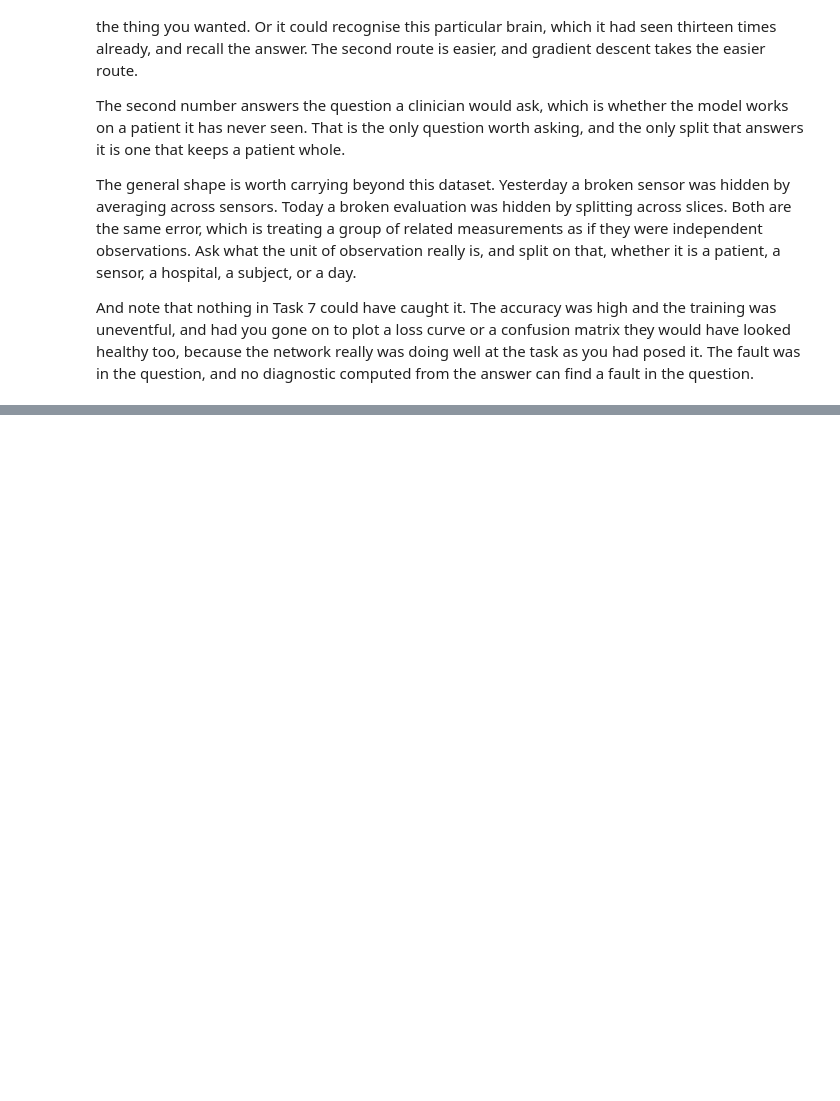
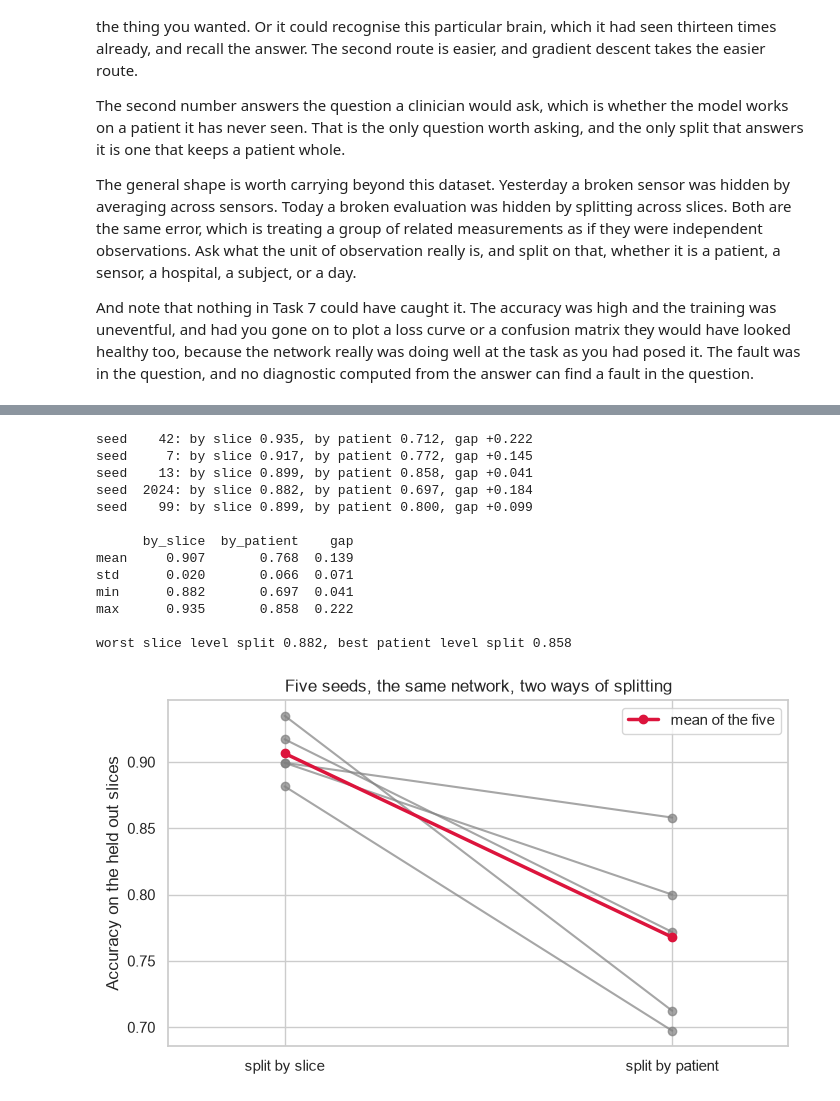
Before and after one commit to peshevskidimitar/MLTP2026, a Jupyter notebook: Day 3 - Image Processing and Analysis/notebooks/01_laboratory_exercise_solution.ipynb, the cells around one changed output, grey strips where cells are left out. Drawn from its saved outputs; the diff is of its cells as text; code cells hidden in the pictures; blank space fills up the shorter version.

```diff
--- a/Day 3 - Image Processing and Analysis/notebooks/01_laboratory_exercise_solution.ipynb
+++ b/Day 3 - Image Processing and Analysis/notebooks/01_laboratory_exercise_solution.ipynb
@@ -984,0 +1239,80 @@ Work on these in any order if you have time left.
+# %%
+def slice_split(seed):
+    """The Task 7 split, with the seed exposed."""
+    generator = np.random.default_rng(seed)
+    shuffled = generator.permutation(len(slices))
+    mask = np.zeros(len(slices), bool)
+    mask[shuffled[:int(0.8 * len(slices))]] = True
+    return mask
+
+
+def patient_split(seed):
+    """The Task 8 split, with the seed exposed."""
+    generator = np.random.default_rng(seed)
+    mask = np.zeros(len(slices), bool)
+    for tumour in TUMOUR_TYPES:
+        pool = sorted(slices.loc[slices["tumor_type"] == tumour,
+                                 "patient_id"].unique())
+        keep = set(generator.permutation(pool)[:18].tolist())
+        mask |= (np.isin(patients, list(keep))
+                 & (slices["tumor_type"] == tumour).to_numpy())
+    return mask
+
+
+# At the seed the tasks used, both functions have to reproduce the tasks
+# exactly, or the spread below would be measuring the rewrite instead.
+assert (slice_split(RANDOM_STATE) == slice_mask).all()
+assert (patient_split(RANDOM_STATE) == patient_mask).all()
+
+SPLIT_SEEDS = [42, 7, 13, 2024, 99]
+
+rows = []
+for seed in SPLIT_SEEDS:
+    by_slice = slice_split(seed)
+    by_patient = patient_split(seed)
+    _, slice_score, _ = train_and_score(by_slice, verbose=False)
+    _, patient_score, _ = train_and_score(by_patient, verbose=False)
+    rows.append({
+        "seed": seed,
+        "held_out_patients": slices.loc[~by_patient, "patient_id"].nunique(),
+        "by_slice": slice_score,
+        "by_patient": patient_score,
+        "gap": slice_score - patient_score,
+    })
+    print(f"seed {seed:>5d}: by slice {slice_score:.3f}, by patient "
+          f"{patient_score:.3f}, gap {slice_score - patient_score:+.3f}")
+
+repeats = pd.DataFrame(rows)
+print()
+print(repeats[["by_slice", "by_patient", "gap"]]
+      .agg(["mean", "std", "min", "max"]).round(3).to_string())
+print(f"\nworst slice level split {repeats['by_slice'].min():.3f}, "
+      f"best patient level split {repeats['by_patient'].max():.3f}")
+
+plt.figure(figsize=(8, 4.5))
+for row in repeats.itertuples(index=False):
+    plt.plot([0, 1], [row.by_slice, row.by_patient], marker="o", color="grey",
+             alpha=0.7)
+plt.plot([0, 1], [repeats["by_slice"].mean(), repeats["by_patient"].mean()],
+         marker="o", color="crimson", linewidth=2.5, label="mean of the five")
+plt.xticks([0, 1], ["split by slice", "split by patient"])
+plt.xlim(-0.3, 1.3)
+plt.ylabel("Accuracy on the held out slices")
+plt.title("Five seeds, the same network, two ways of splitting")
+plt.legend()
+plt.show()
+# %% [output]
+seed    42: by slice 0.935, by patient 0.712, gap +0.222
+seed     7: by slice 0.917, by patient 0.772, gap +0.145
+seed    13: by slice 0.899, by patient 0.858, gap +0.041
+seed  2024: by slice 0.882, by patient 0.697, gap +0.184
+seed    99: by slice 0.899, by patient 0.800, gap +0.099
+
+      by_slice  by_patient    gap
+mean     0.907       0.768  0.139
+std      0.020       0.066  0.071
+min      0.882       0.697  0.041
+max      0.935       0.858  0.222
+
+worst slice level split 0.882, best patient level split 0.858
+[figure, added]
```
Also changed, not shown: parts of 27 cells of this notebook.
